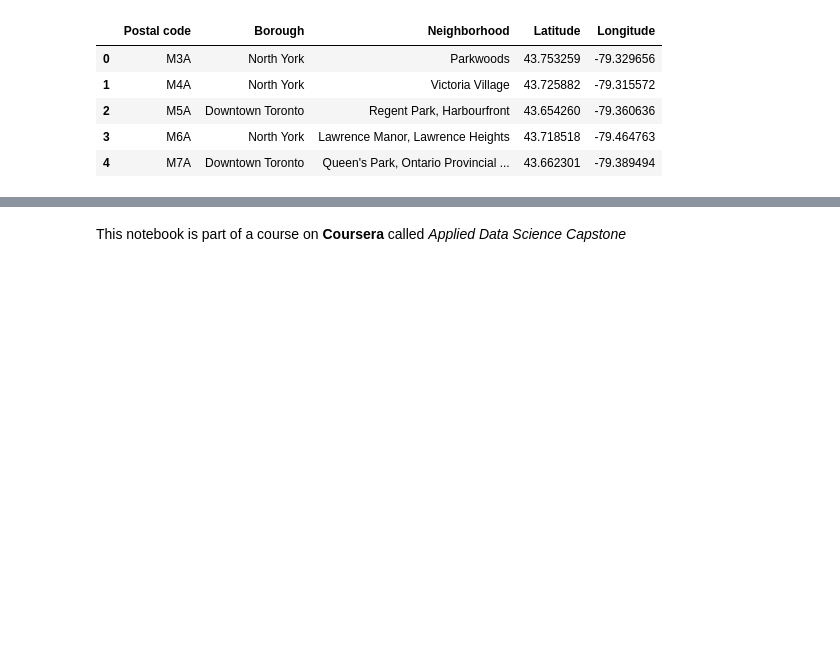
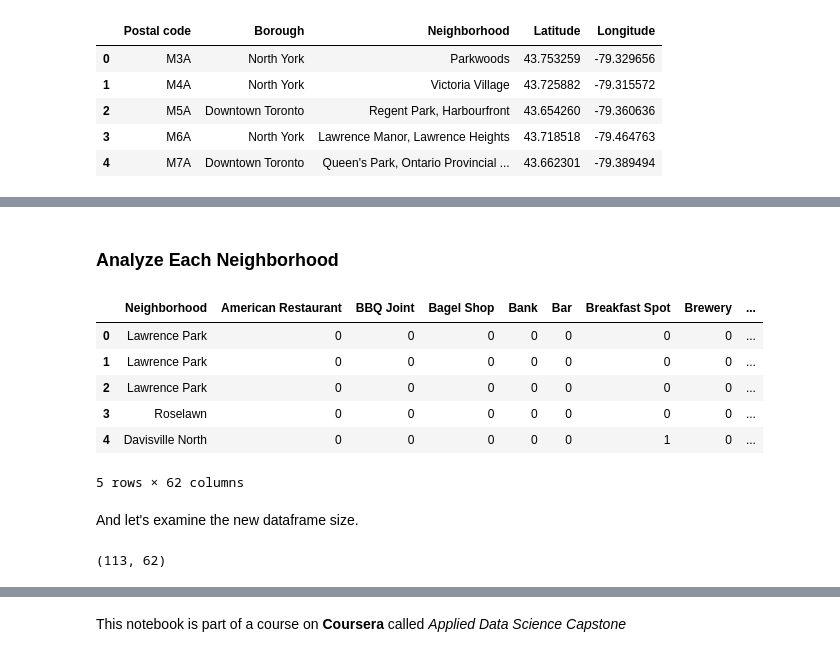
Before and after one commit to fint113/Coursera_Capstone, a Jupyter notebook: Clustering-Toronto.ipynb, the cells around one changed output, grey strips where cells are left out. Saved outputs shown, nothing was run; the diff lists cells and outputs as text; code cells hidden in the pictures; blank space fills up the shorter version.

```diff
--- a/Clustering-Toronto.ipynb
+++ b/Clustering-Toronto.ipynb
@@ -148,0 +199,3 @@ Toronto_df.head()
+# %%
+Central_Toronto_data = Toronto_df[Toronto_df['Borough'] == 'Central Toronto'].reset_index(drop=True)
+Central_Toronto_data.head()
@@ -148,0 +434,28 @@ Toronto_df.head()
+# %% [markdown]
+### Analyze Each Neighborhood
+# %%
+# one hot encoding
+Ctoronto_onehot = pd.get_dummies(central_toronto_venues[['Venue Category']], prefix="", prefix_sep="")
+
+# add neighborhood column back to dataframe
+Ctoronto_onehot['Neighborhood'] = central_toronto_venues['Neighborhood']
+
+# move neighborhood column to the first column
+fixed_columns = [Ctoronto_onehot.columns[-1]] + list(Ctoronto_onehot.columns[:-1])
+Ctoronto_onehot = Ctoronto_onehot[fixed_columns]
+
+Ctoronto_onehot.head()
+# %% [output]
+|  | Neighborhood | American Restaurant | BBQ Joint | Bagel Shop | Bank | Bar | Breakfast Spot | Brewery | ... |
+| 0 | Lawrence Park | 0 | 0 | 0 | 0 | 0 | 0 | 0 | ... |
+| 1 | Lawrence Park | 0 | 0 | 0 | 0 | 0 | 0 | 0 | ... |
+| 2 | Lawrence Park | 0 | 0 | 0 | 0 | 0 | 0 | 0 | ... |
+| 3 | Roselawn | 0 | 0 | 0 | 0 | 0 | 0 | 0 | ... |
+| 4 | Davisville North | 0 | 0 | 0 | 0 | 0 | 1 | 0 | ... |
+5 rows × 62 columns
+# %% [markdown]
+And let's examine the new dataframe size.
+# %%
+Ctoronto_onehot.shape
+# %% [output]
+(113, 62)
```
Also changed, not shown: parts of 62 cells of this notebook.
